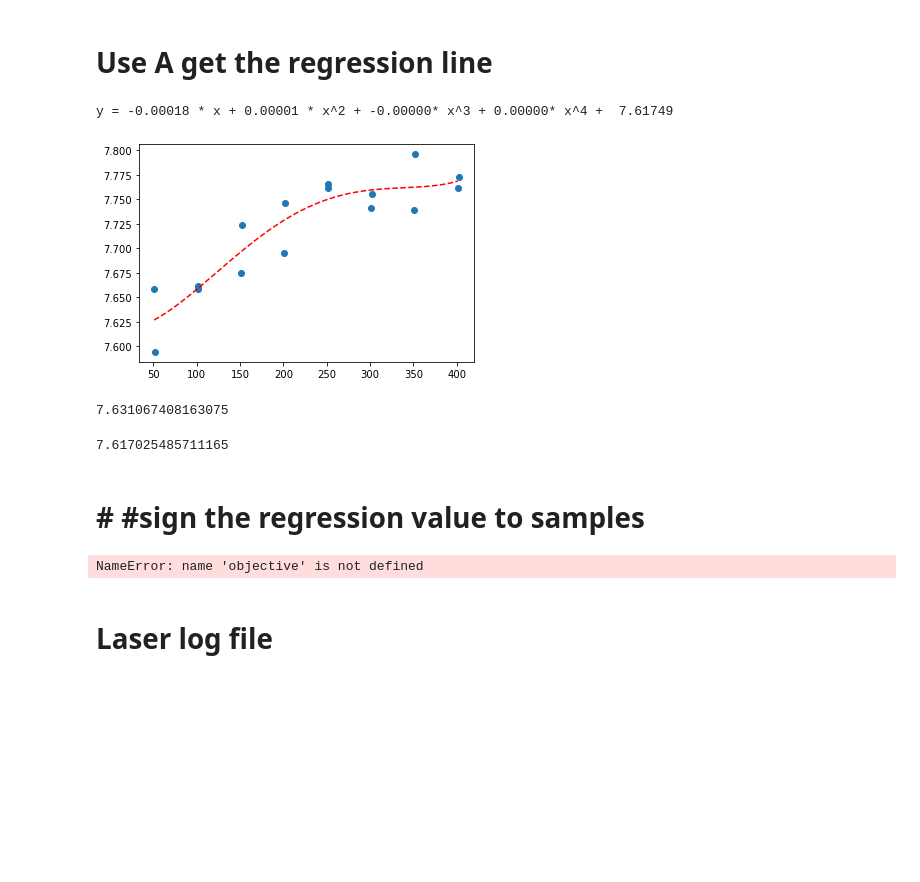
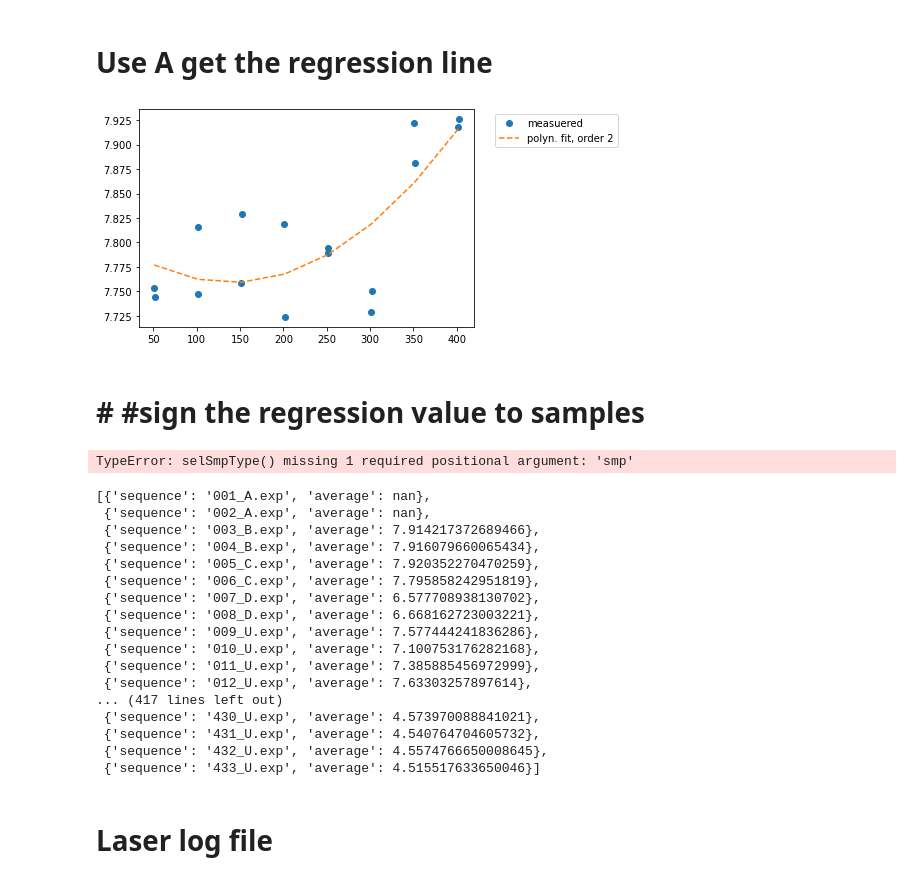
Before and after one commit to jiexu2776/boron-main, a Jupyter notebook: get average values.ipynb, the cells around one changed output. Saved outputs shown, nothing was run; the diff lists cells and outputs as text; code cells hidden in the pictures; blank space fills up the shorter version.

```diff
--- a/get average values.ipynb
+++ b/get average values.ipynb
@@ -222,11 +241,10 @@ calculate_aver(dataFiles_BCDU, IC=False)
 # %%
 y = calculate_aver(dataFiles_A, IC=False)['average'][2:]
 x = getfilenumber(dataFiles_A, '_')[2:]
 
-drift_corrected = regressline(x,y,4)
+regression(x,y,2)
 # %% [output]
-y = -0.00018 * x + 0.00001 * x^2 + -0.00000* x^3 + 0.00000* x^4 +  7.61749
-[figure, old version]
+[figure, new version]
 # %%
 def offset_calculation(datafile):
     res = []
@@ -240,18 +258,13 @@ def offset_calculation(datafile):
         return y
     res.append(y)
 offset_calculation([59, 60, 99])
-# %% [output]
-7.631067408163075
 # %%
 offset_datafile = getfilenumber(dataFiles_BCDU, '_')
 offset_calculation(offset_datafile)
-# %% [output]
-7.617025485711165
 # %% [markdown]
 # # #sign the regression value to samples
 # %%
-y_value = objective(55, a, b, c, d, e, f)
-y_value
+
 
 
 dataFiles = dirFiles('data/2022-11-04 Boron measurements', 'exp')
@@ -263,21 +276,46 @@ dataFiles
 
 res = []
 for i in dataFiles:
-    aver = calculateSingleFile_B11(i, 0.005, 2)/calculateSingleFile_B10_IC(i, 0.0005, 2)
+    aver = background_substract_basic(i, '11B', 0.005, 2)/background_substract_basic(i, '10B', 0.0005, 2)
     Neptune_res = {'sequence': i, 'average':aver}
     res.append(Neptune_res)
 
 x_b = getfilenumber(pd.DataFrame(res)['sequence'], '_')
 
-def offset(datafile):
-    res = []
-    for i in datafile:
-        res.append(objective(i, a, b, c, d, e, f))
-    return res
+#def offset(datafile):
+ #   res = []
+  #  for i in datafile:
+   #     res.append(objective(i, a, b, c, d, e, f))
+    #return res
 
-offset(x_b)
+#offset(x_b)
 # %% [output]
-NameError: name 'objective' is not defined
+TypeError: selSmpType() missing 1 required positional argument: 'smp'
+# %%
+res = []
+for i in dataFiles:
+    aver = background_substract_basic(i, '11B', 0.005, 2)/background_substract_basic(i, '10B', 0.0005, 2)
+    Neptune_res = {'sequence': i, 'average':aver}
+    res.append(Neptune_res)
+res
+# %% [output]
+[{'sequence': '001_A.exp', 'average': nan},
+ {'sequence': '002_A.exp', 'average': nan},
+ {'sequence': '003_B.exp', 'average': 7.914217372689466},
+ {'sequence': '004_B.exp', 'average': 7.916079660065434},
+ {'sequence': '005_C.exp', 'average': 7.920352270470259},
+ {'sequence': '006_C.exp', 'average': 7.795858242951819},
+ {'sequence': '007_D.exp', 'average': 6.577708938130702},
+ {'sequence': '008_D.exp', 'average': 6.668162723003221},
+ {'sequence': '009_U.exp', 'average': 7.577444241836286},
+ {'sequence': '010_U.exp', 'average': 7.100753176282168},
+ {'sequence': '011_U.exp', 'average': 7.385885456972999},
+ {'sequence': '012_U.exp', 'average': 7.63303257897614},
+... (417 lines left out)
+ {'sequence': '430_U.exp', 'average': 4.573970088841021},
+ {'sequence': '431_U.exp', 'average': 4.540764704605732},
+ {'sequence': '432_U.exp', 'average': 4.5574766650008645},
+ {'sequence': '433_U.exp', 'average': 4.515517633650046}]
 # %% [markdown]
 # Laser log file
 # %%
```
Also changed, not shown: parts of 4 cells of this notebook.
